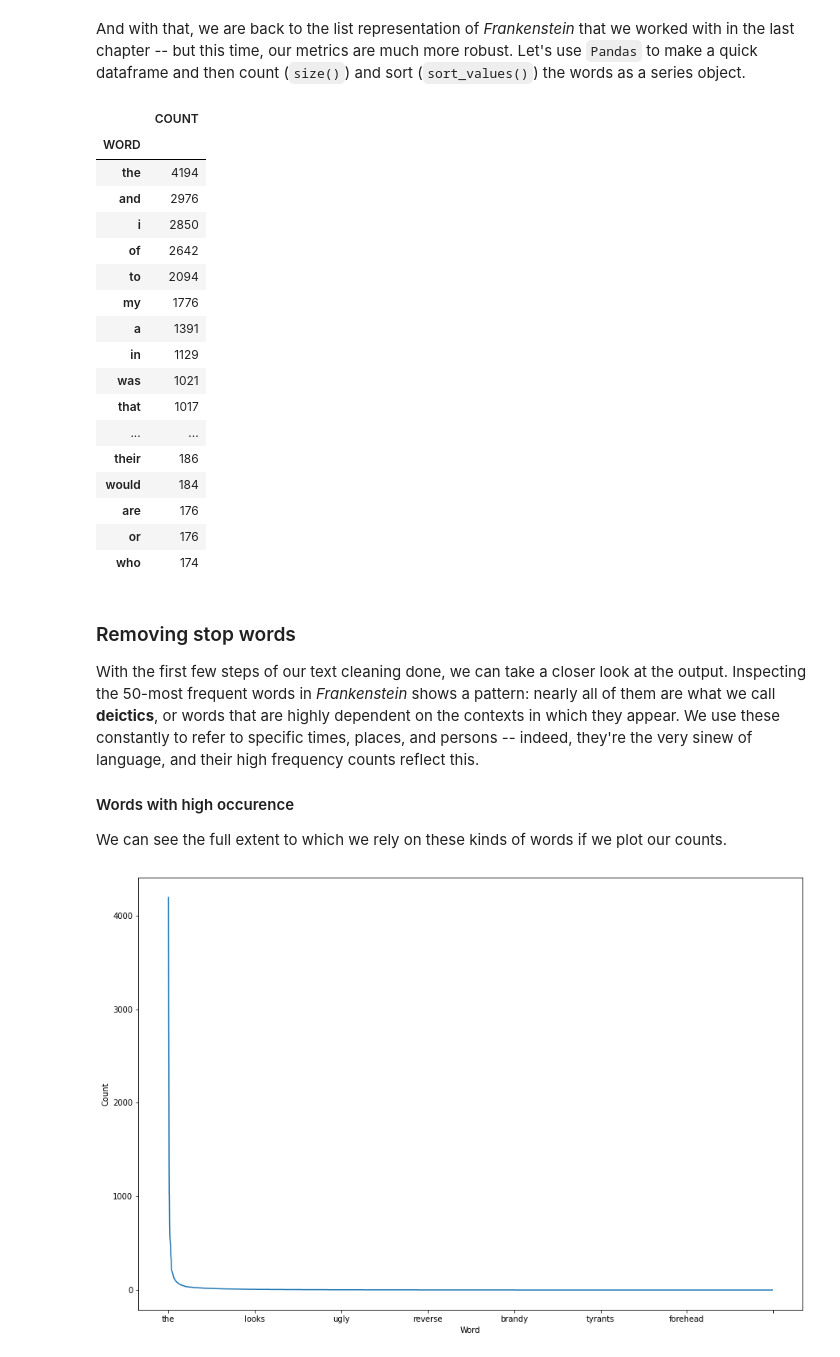
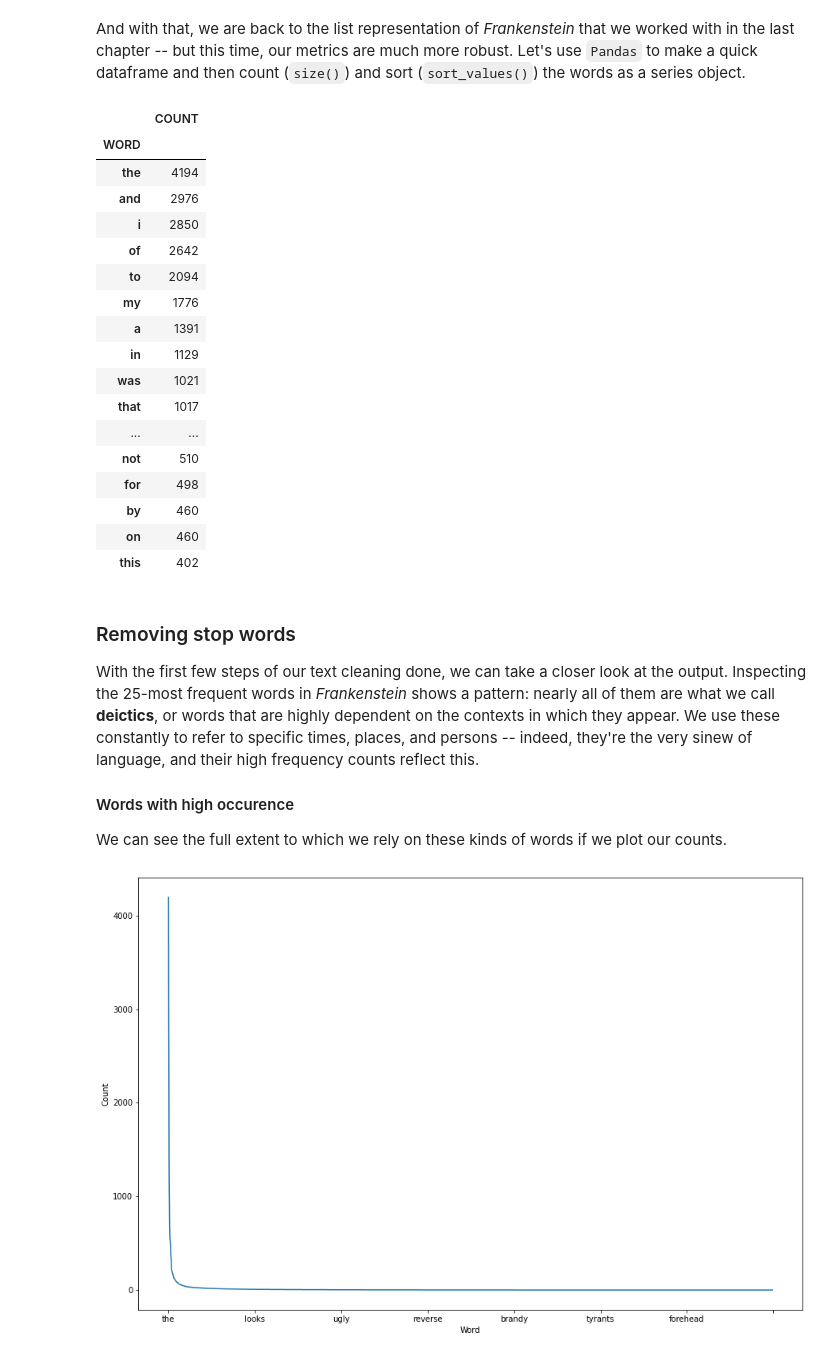
Before and after one commit to ucdavisdatalab/workshop_getting_started_with_textual_data, a Jupyter notebook: 02_cleaning-and-counting.ipynb, the cells around one changed output. Drawn from its saved outputs; the diff is of its cells as text; code cells hidden in the pictures.

```diff
--- a/02_cleaning-and-counting.ipynb
+++ b/02_cleaning-and-counting.ipynb
@@ -249,32 +249,32 @@ but this time, our metrics are much more robust. Let's use `Pandas` to make a qu
 # %%
 import pandas as pd
 
 cleaned_counts = pd.DataFrame(cleaned, columns = ['WORD'])
 cleaned_counts = cleaned_counts.groupby('WORD').size().sort_values(ascending=False)
-pd.DataFrame(cleaned_counts.head(50), columns = ['COUNT'])
+pd.DataFrame(cleaned_counts.head(25), columns = ['COUNT'])
 # %% [output]
 |  | COUNT |
 | WORD |  |
 | the | 4194 |
 | and | 2976 |
 | i | 2850 |
 | of | 2642 |
 | to | 2094 |
 | my | 1776 |
 | a | 1391 |
 | in | 1129 |
 | was | 1021 |
 | that | 1017 |
 | ... | ... |
-| their | 186 |
-| would | 184 |
-| are | 176 |
-| or | 176 |
-| who | 174 |
+| not | 510 |
+| for | 498 |
+| by | 460 |
+| on | 460 |
+| this | 402 |
 # %% [markdown]
 ### Removing stop words
 
-With the first few steps of our text cleaning done, we can take a closer look at the output. Inspecting the 50-most
+With the first few steps of our text cleaning done, we can take a closer look at the output. Inspecting the 25-most
 frequent words in _Frankenstein_ shows a pattern: nearly all of them are what we call **deictics**, or words that
 are highly dependent on the contexts in which they appear. We use these constantly to refer to specific times,
 places, and persons -- indeed, they're the very sinew of language, and their high frequency counts reflect this.
```
Also changed, not shown: parts of 12 cells of this notebook, 1 other file.
